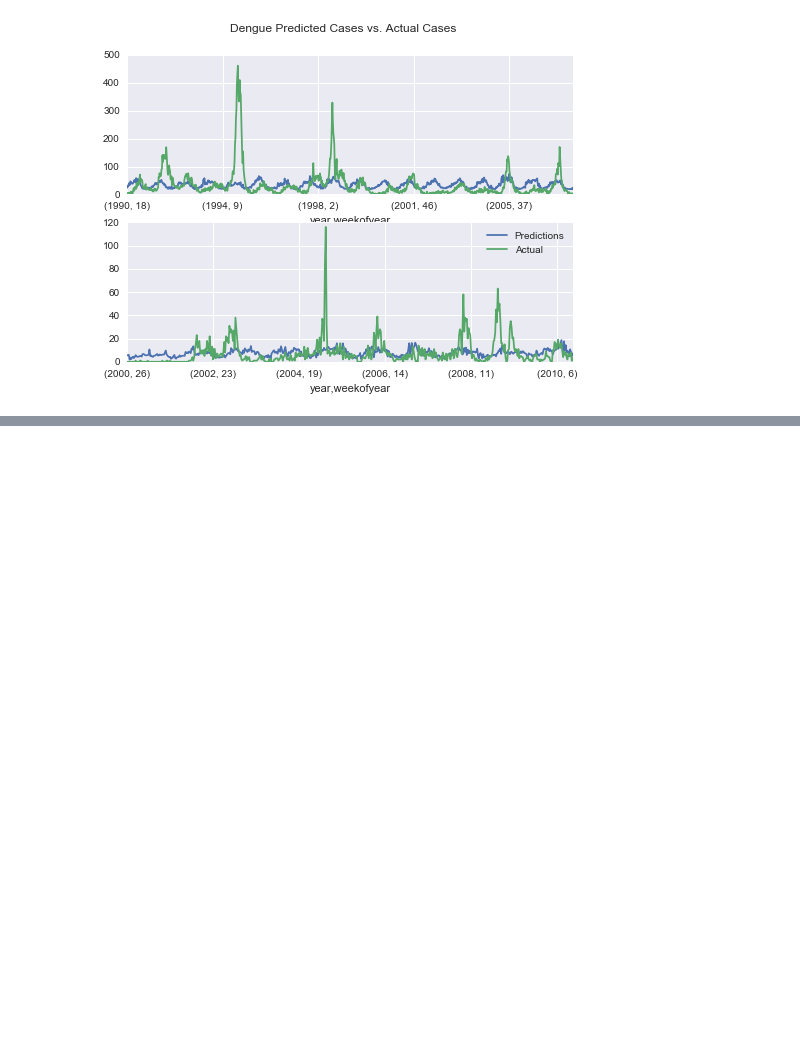
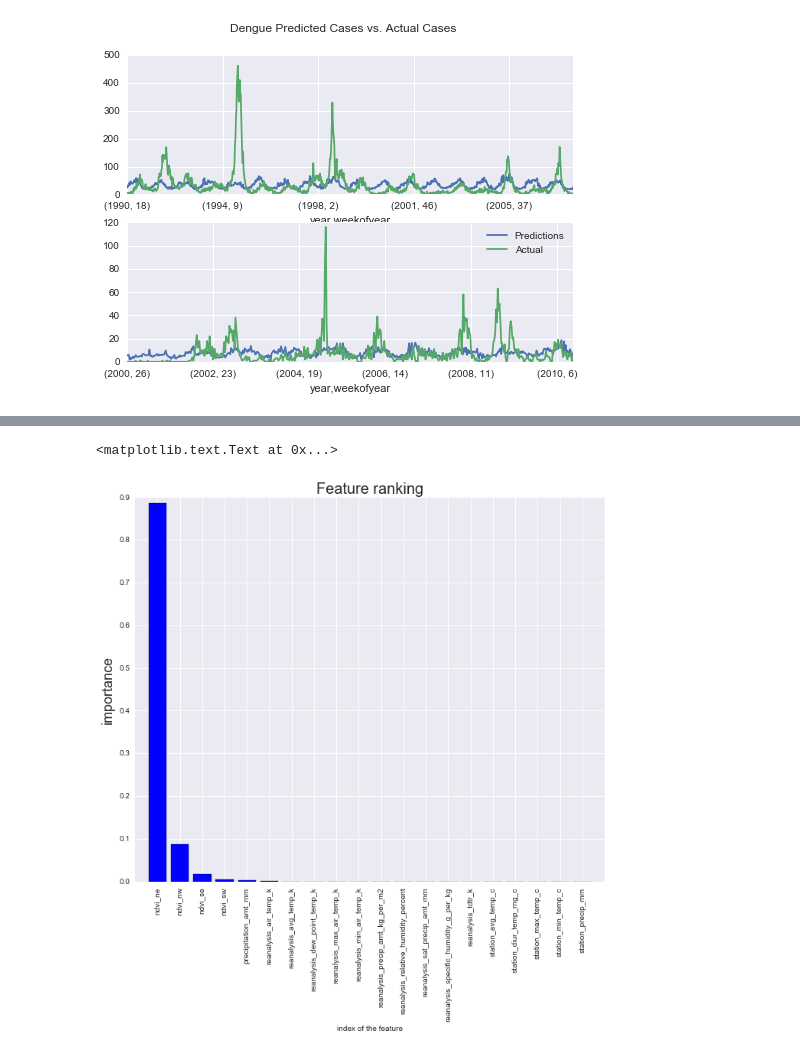
Before and after one commit to jdills26/dengue-fever-prediction, a Jupyter notebook: GLM-benchmark.ipynb, the cells around one changed output, grey strips where cells are left out. Cells and saved outputs as stored; diff of their text form; code cells hidden in the pictures; blank space fills up the shorter version.

```diff
--- a/GLM-benchmark.ipynb
+++ b/GLM-benchmark.ipynb
@@ -328,0 +445,2 @@ submission.to_csv("benchmark.csv")
+# %%
+feats =list(sj_train)
@@ -328,0 +468,20 @@ submission.to_csv("benchmark.csv")
+# %%
+
+
+x = sj_train[feats[:-1]]
+y = sj_train['total_cases']
+
+
+parameters = {"min_samples_split": [2, 10, 20],
+              "max_depth": [None, 2, 5, 10],
+              "min_samples_leaf": [1, 5, 10],
+              "max_leaf_nodes": [None, 5, 10, 20],
+              'max_features': ["auto", "sqrt", "log2"]
+
+             }
+
+
+clf = GridSearchCV(DecisionTreeRegressor(), parameters, n_jobs=4)
+clf.fit(x,y)
+tree_model = clf.best_estimator_
+print (clf.best_score_, clf.best_params_)
@@ -328,0 +490,9 @@ submission.to_csv("benchmark.csv")
+# %%
+importances=tree_model.feature_importances_
+indices = np.argsort(importances)[::-1]
+
+# Print the feature ranking
+print("Feature ranking:")
+
+for f in range(x.shape[1]):
+    print("%d. feature %d (%f)" % (f + 1, indices[f], importances[indices[f]]))
@@ -328,0 +519,15 @@ submission.to_csv("benchmark.csv")
+# %%
+feature_names = x.columns
+
+f, ax = plt.subplots(figsize=(11, 9))
+plt.title("Feature ranking", fontsize = 20)
+plt.bar(range(x.shape[1]), importances[indices],
+    color="b",
+    align="center")
+plt.xticks(range(x.shape[1]), feature_names, rotation=90 )
+plt.xlim([-1, x.shape[1]])
+plt.ylabel("importance", fontsize = 18)
+plt.xlabel("index of the feature", fontsize = 10)
+# %% [output]
+<matplotlib.text.Text at 0x...>
+[figure, added]
```
Also changed, not shown: parts of 27 cells of this notebook, 2 other files.
